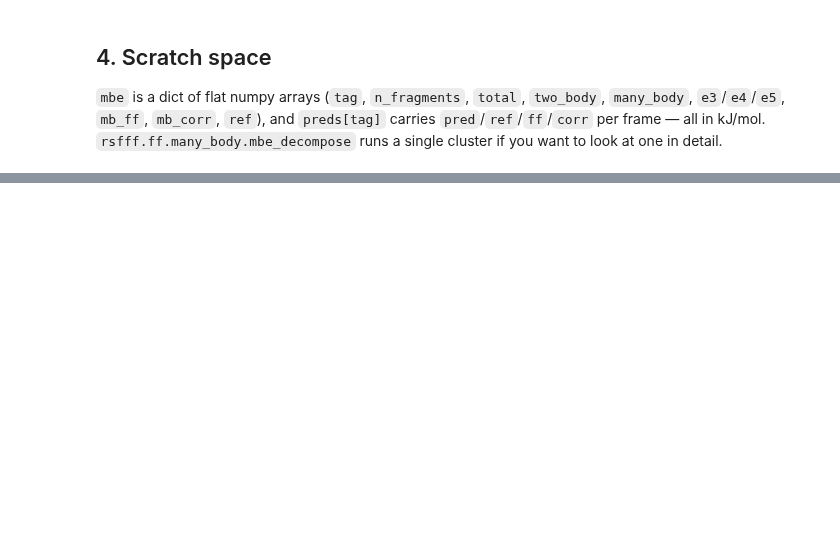
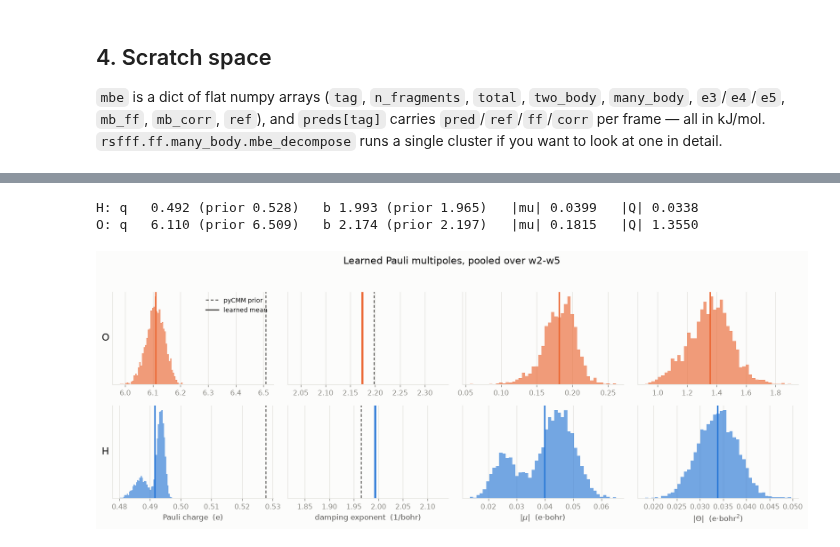
Before and after one commit to heindelj/rsfff, a Jupyter notebook: notebooks/eda_rsff_plotting.ipynb, the cells around one changed output, grey strips where cells are left out. Drawn from its saved outputs; the diff is of its cells as text; code cells hidden in the pictures; blank space fills up the shorter version.

```diff
--- a/notebooks/eda_rsff_plotting.ipynb
+++ b/notebooks/eda_rsff_plotting.ipynb
@@ -231,0 +368,13 @@ for k, v in res.by_order.items():
+# %%
+pauli_atoms = pauli_params(pauli_model, datasets, n_frames=150, target=pauli_cfg.pauli.target)
+_ = pp.parameter_panels(pauli_atoms, DEFAULT_PAULI_PRIOR)
+
+for z, sym in ((1, "H"), (8, "O")):
+    m = pauli_atoms["Z"] == z
+    print(f"{sym}: q {pauli_atoms['q'][m].mean():7.3f} (prior {DEFAULT_PAULI_PRIOR[z][0]:.3f})"
+          f"   b {pauli_atoms['b'][m].mean():5.3f} (prior {DEFAULT_PAULI_PRIOR[z][1]:.3f})"
+          f"   |mu| {pauli_atoms['mu'][m].mean():.4f}   |Q| {pauli_atoms['quad'][m].mean():.4f}")
+# %% [output]
+H: q   0.492 (prior 0.528)   b 1.993 (prior 1.965)   |mu| 0.0399   |Q| 0.0338
+O: q   6.110 (prior 6.509)   b 2.174 (prior 2.197)   |mu| 0.1815   |Q| 1.3550
+[figure, added]
```
Also changed, not shown: parts of 26 cells of this notebook, 25 other files.
